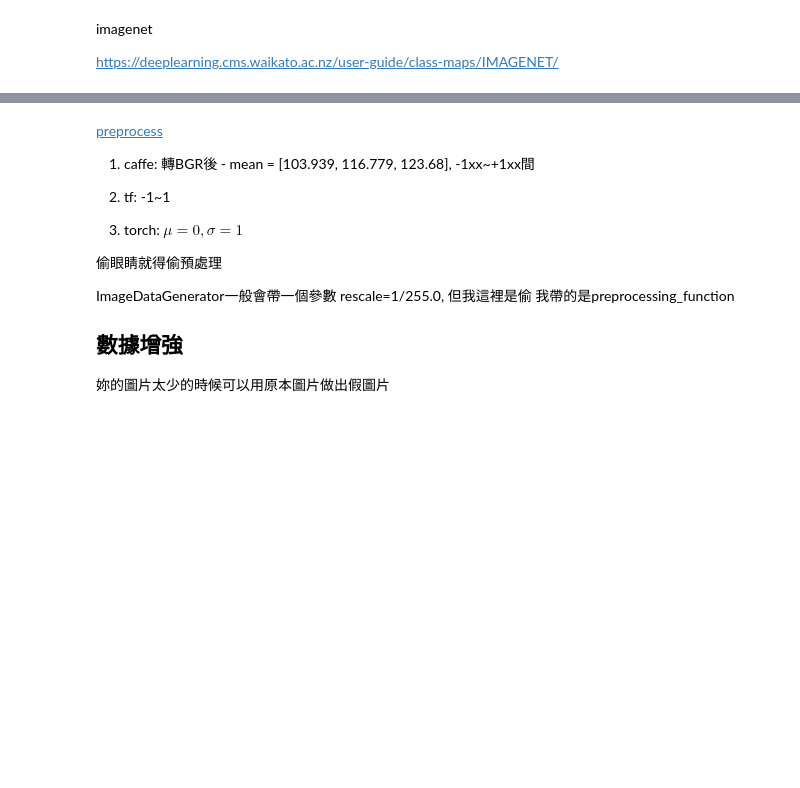
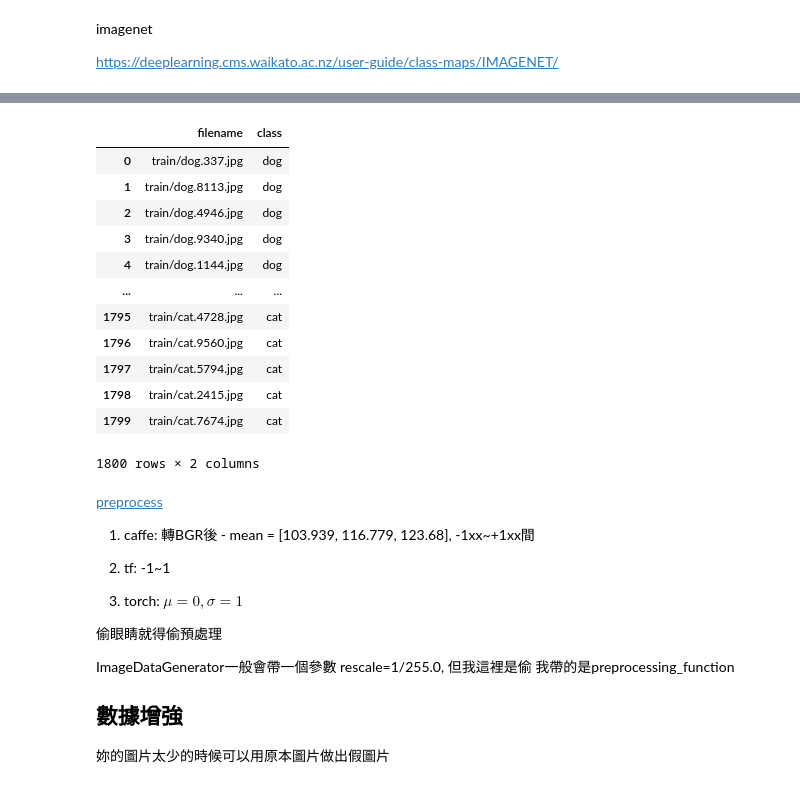
Before and after one commit to wasp33/ximen0703, a Jupyter notebook: 遷移學習.ipynb, the cells around one changed output, grey strips where cells are left out. Drawn from its saved outputs; the diff is of its cells as text; code cells hidden in the pictures; blank space fills up the shorter version.

```diff
--- a/遷移學習.ipynb
+++ b/遷移學習.ipynb
@@ -38,6 +43,23 @@ test = pd.DataFrame({
     "filename":dogs[950:1000] + cats[950:1000],
     "class":["dog"] * 50 + ["cat"] * 50
 })
+# %%
+#不讀圖, 只讀名稱路徑
+train
+# %% [output]
+|  | filename | class |
+| 0 | train/dog.337.jpg | dog |
+| 1 | train/dog.8113.jpg | dog |
+| 2 | train/dog.4946.jpg | dog |
+| 3 | train/dog.9340.jpg | dog |
+| 4 | train/dog.1144.jpg | dog |
+| ... | ... | ... |
+| 1795 | train/cat.4728.jpg | cat |
+| 1796 | train/cat.9560.jpg | cat |
+| 1797 | train/cat.5794.jpg | cat |
+| 1798 | train/cat.2415.jpg | cat |
+| 1799 | train/cat.7674.jpg | cat |
+1800 rows × 2 columns
 # %% [markdown]
 [preprocess](https://github.com/keras-team/keras-applications/blob/master/keras_applications/imagenet_utils.py)
 
```
Also changed, not shown: parts of 13 cells of this notebook.
